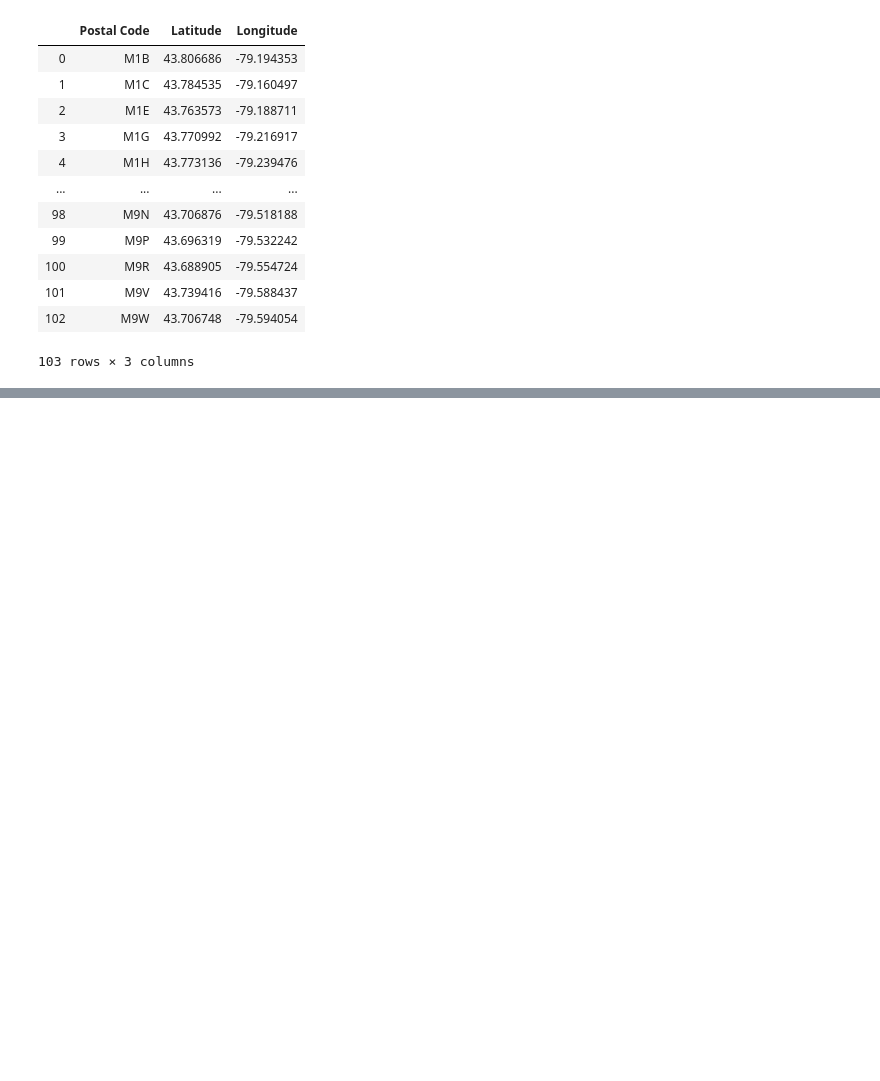
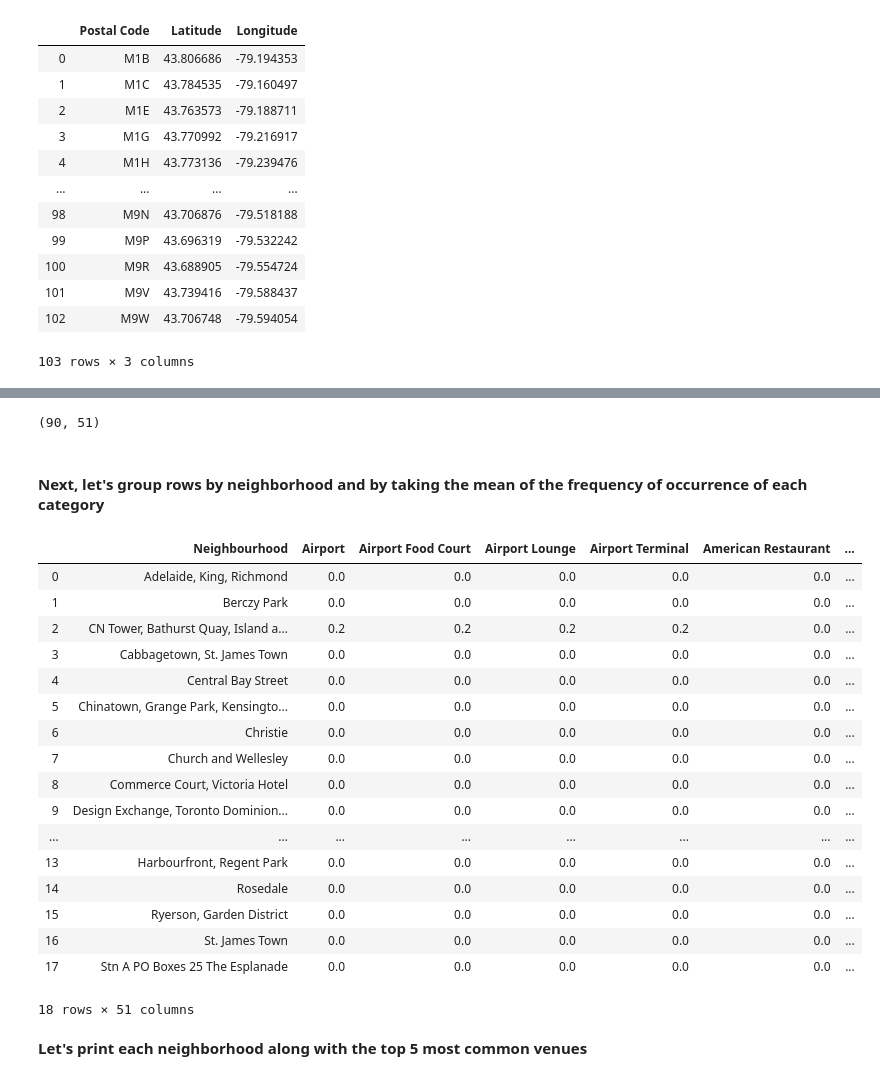
Before and after one commit to LRT-YASH/TestDSRepo, a Jupyter notebook: WK_3_Assignment.ipynb, the cells around one changed output, grey strips where cells are left out. Saved outputs shown, nothing was run; the diff lists cells and outputs as text; code cells hidden in the pictures; blank space fills up the shorter version.

```diff
--- a/WK_3_Assignment.ipynb
+++ b/WK_3_Assignment.ipynb
@@ -162,0 +247,6 @@ Solving environment: /
+# %%
+# type your answer here
+LIMIT = 5
+radius = 500
+url = 'https://api.foursquare.com/v2/venues/search?client_id={}&client_secret={}&ll={},{}&v={}&radius={}&limit={}'.format(CLIENT_ID, CLIENT_SECRET, neighbourhood_latitude, neighbourhood_longitude, VERSION, radius, LIMIT)
+print(url)
@@ -162,0 +255,3 @@ Solving environment: /
+# %%
+results = requests.get(url).json()
+results
@@ -162,0 +316,5 @@ Solving environment: /
+# %%
+Downtown_venues = getNearbyVenues(names=Toronto_data['Neighbourhood'],
+                                   latitudes=Toronto_data['Latitude'],
+                                   longitudes=Toronto_data['Longitude']
+                                  )
@@ -162,0 +380,12 @@ Solving environment: /
+# %%
+# one hot encoding
+downtown_onehot = pd.get_dummies(Downtown_venues[['Venue Category']], prefix="", prefix_sep="")
+
+# add Neighbourhood column back to dataframe
+downtown_onehot['Neighbourhood'] = Downtown_venues['Neighbourhood']
+
+# move Neighbourhood column to the first column
+fixed_columns = [downtown_onehot.columns[-1]] + list(downtown_onehot.columns[:-1])
+downtown_onehot = downtown_onehot[fixed_columns]
+
+downtown_onehot.head()
@@ -162,0 +400,30 @@ Solving environment: /
+# %%
+downtown_onehot.shape
+# %% [output]
+(90, 51)
+# %% [markdown]
+#### Next, let's group rows by neighborhood and by taking the mean of the frequency of occurrence of each category
+# %%
+downtown_grouped = downtown_onehot.groupby('Neighbourhood').mean().reset_index()
+downtown_grouped
+# %% [output]
+|  | Neighbourhood | Airport | Airport Food Court | Airport Lounge | Airport Terminal | American Restaurant | ... |
+| 0 | Adelaide, King, Richmond | 0.0 | 0.0 | 0.0 | 0.0 | 0.0 | ... |
+| 1 | Berczy Park | 0.0 | 0.0 | 0.0 | 0.0 | 0.0 | ... |
+| 2 | CN Tower, Bathurst Quay, Island a... | 0.2 | 0.2 | 0.2 | 0.2 | 0.0 | ... |
+| 3 | Cabbagetown, St. James Town | 0.0 | 0.0 | 0.0 | 0.0 | 0.0 | ... |
+| 4 | Central Bay Street | 0.0 | 0.0 | 0.0 | 0.0 | 0.0 | ... |
+| 5 | Chinatown, Grange Park, Kensingto... | 0.0 | 0.0 | 0.0 | 0.0 | 0.0 | ... |
+| 6 | Christie | 0.0 | 0.0 | 0.0 | 0.0 | 0.0 | ... |
+| 7 | Church and Wellesley | 0.0 | 0.0 | 0.0 | 0.0 | 0.0 | ... |
+| 8 | Commerce Court, Victoria Hotel | 0.0 | 0.0 | 0.0 | 0.0 | 0.0 | ... |
+| 9 | Design Exchange, Toronto Dominion... | 0.0 | 0.0 | 0.0 | 0.0 | 0.0 | ... |
+| ... | ... | ... | ... | ... | ... | ... | ... |
+| 13 | Harbourfront, Regent Park | 0.0 | 0.0 | 0.0 | 0.0 | 0.0 | ... |
+| 14 | Rosedale | 0.0 | 0.0 | 0.0 | 0.0 | 0.0 | ... |
+| 15 | Ryerson, Garden District | 0.0 | 0.0 | 0.0 | 0.0 | 0.0 | ... |
+| 16 | St. James Town | 0.0 | 0.0 | 0.0 | 0.0 | 0.0 | ... |
+| 17 | Stn A PO Boxes 25 The Esplanade | 0.0 | 0.0 | 0.0 | 0.0 | 0.0 | ... |
+18 rows × 51 columns
+# %% [markdown]
+<b>Let's print each neighborhood along with the top 5 most common venues</b>
```
Also changed, not shown: parts of 32 cells of this notebook.
